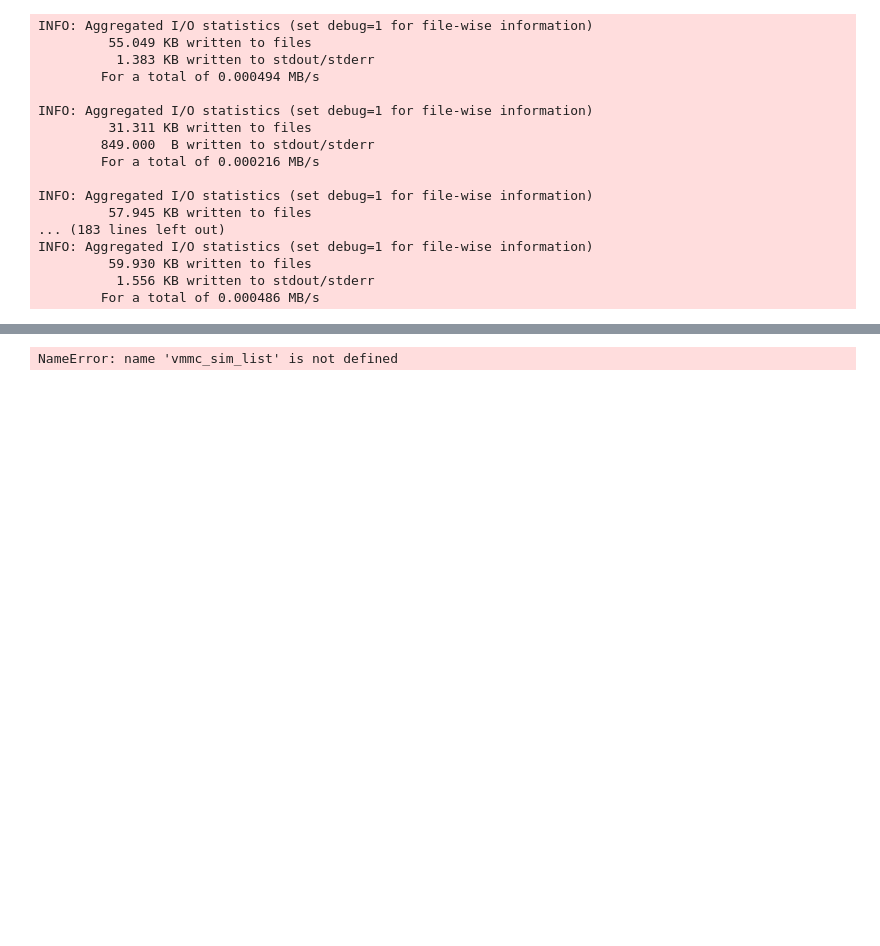
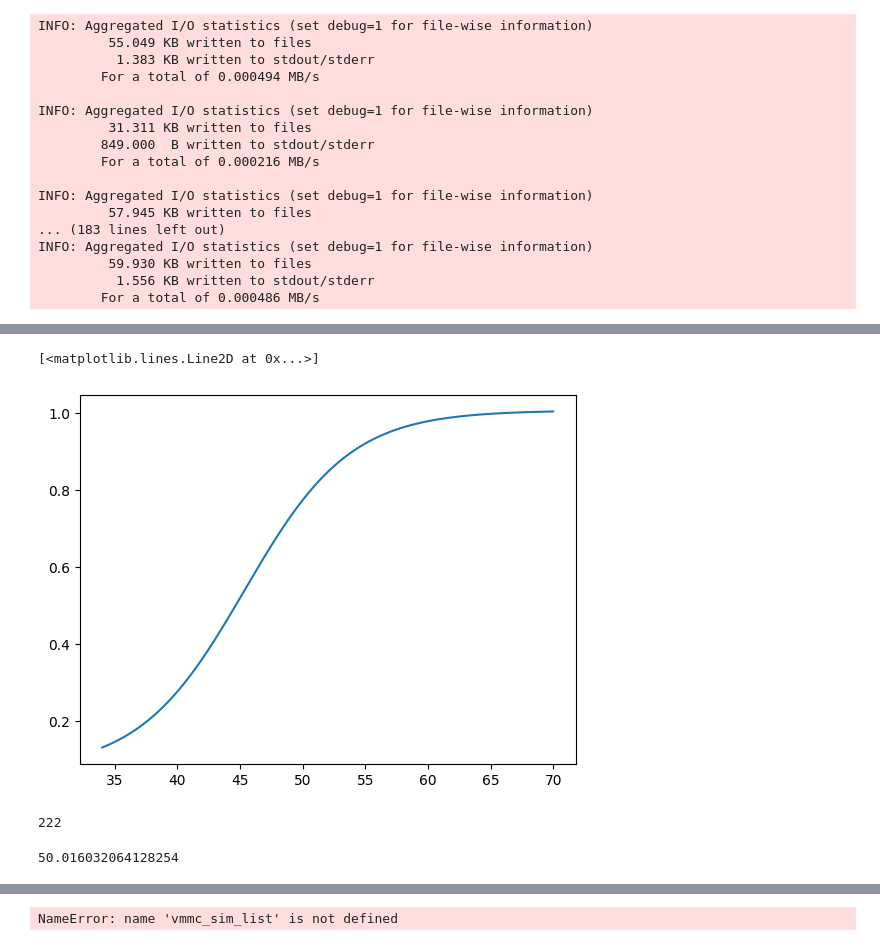
Before and after one commit to mlsample/ipy_oxDNA, a Jupyter notebook: src/vmmc.ipynb, the cells around one changed output, grey strips where cells are left out. Drawn from its saved outputs; the diff is of its cells as text; code cells hidden in the pictures; blank space fills up the shorter version.

```diff
--- a/src/vmmc.ipynb
+++ b/src/vmmc.ipynb
@@ -118,0 +115,13 @@ with plt.style.context(['science', 'no-latex', 'bright']):
+# %%
+plt.plot(vmmc_replica_generator.sim_list[0].analysis.x_fit ,vmmc_replica_generator.sim_list[0].analysis.y_fit)
+# %% [output]
+[<matplotlib.lines.Line2D at 0x...>]
+[figure, added]
+# %%
+list(vmmc_replica_generator.sim_list[0].analysis.y_fit).index(0.7755079886140543)
+# %% [output]
+222
+# %%
+list(vmmc_replica_generator.sim_list[0].analysis.x_fit)[222]
+# %% [output]
+50.016032064128254
```
Also changed, not shown: parts of 7 cells of this notebook, 5 other files.
